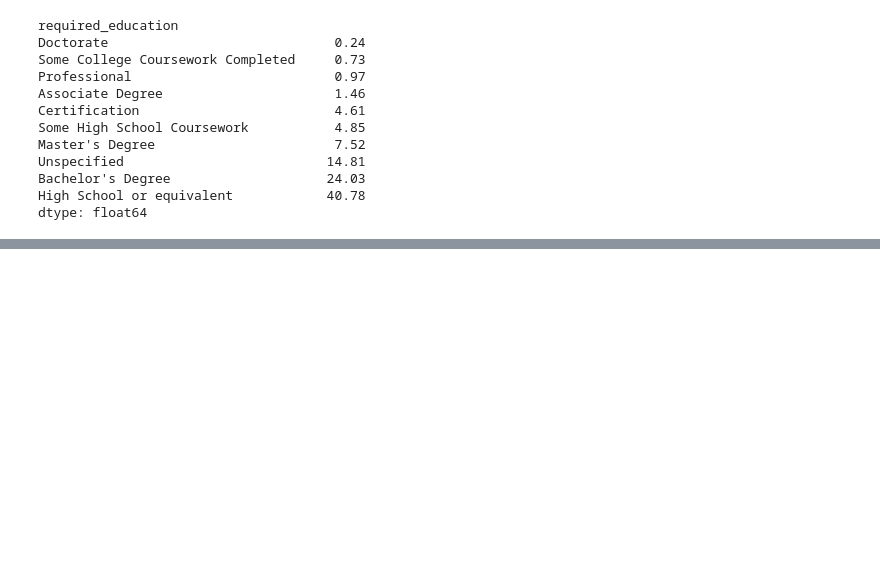
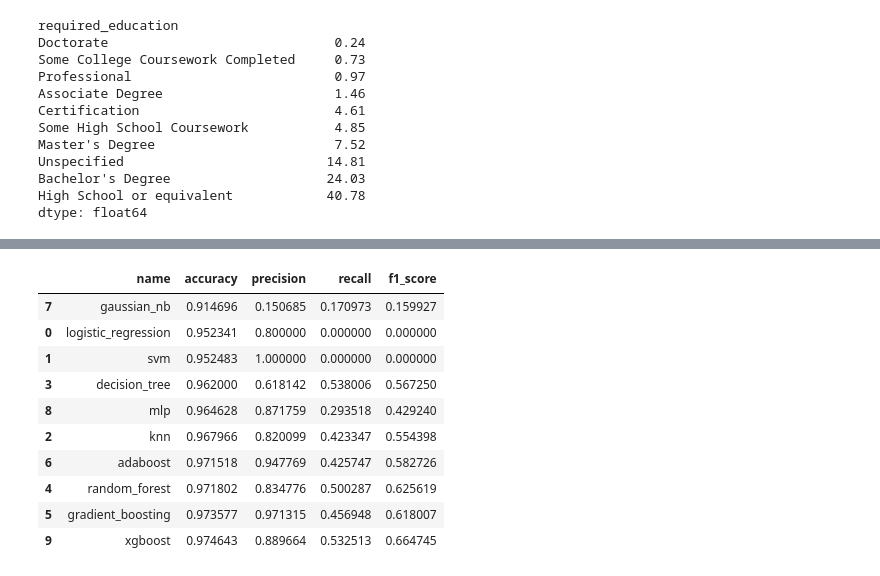
Before and after one commit to yuvraaj2002/AI_Projects, a Jupyter notebook: AI_Tutor/Notebook/Fake_Job_Posting.ipynb, the cells around one changed output, grey strips where cells are left out. Saved outputs shown, nothing was run; the diff lists cells and outputs as text; code cells hidden in the pictures; blank space fills up the shorter version.

Commit message:
Complete the df1 features model training and saved the model file

```diff
--- a/AI_Tutor/Notebook/Fake_Job_Posting.ipynb
+++ b/AI_Tutor/Notebook/Fake_Job_Posting.ipynb
@@ -412,0 +351,13 @@ df.head(4)
+# %%
+# Column transformer for doing feature scaling
+scaling_transformer = ColumnTransformer(transformers = [
+    ('MinMaxScaling',MinMaxScaler(copy=False),[5,6,7,8])],remainder='passthrough')
+
+
+# Stacking column transformers to create a Processing pipeline
+Processing_pipeline = Pipeline(steps = [('Scaling',scaling_transformer)],memory='Temp')
+# %%
+X = df1.drop(['fraudulent'],axis=1)
+y = df1['fraudulent']
+
+X_train,X_test,y_train,y_test = train_test_split(X,y,train_size= 0.8)
@@ -412,0 +403,18 @@ df.head(4)
+# %%
+classification_model_dict = {
+    'logistic_regression': LogisticRegression(),
+    'svm': SVC(),
+    'knn': KNeighborsClassifier(),
+    'decision_tree': DecisionTreeClassifier(),
+    'random_forest': RandomForestClassifier(),
+    'gradient_boosting': GradientBoostingClassifier(),
+    'adaboost': AdaBoostClassifier(),
+    'gaussian_nb': GaussianNB(),
+    'mlp': MLPClassifier(),
+    'xgboost': XGBClassifier()
+}
+# %%
+%%time
+model_output = []
+for model_name,model in classification_model_dict.items():
+    model_output.append(scorer(model_name, model))
@@ -412,0 +424,15 @@ df.head(4)
+# %%
+model_df = pd.DataFrame(model_output, columns=['name','accuracy','precision','recall','f1_score'])
+model_df.sort_values(['accuracy'])
+# %% [output]
+|  | name | accuracy | precision | recall | f1_score |
+| 7 | gaussian_nb | 0.914696 | 0.150685 | 0.170973 | 0.159927 |
+| 0 | logistic_regression | 0.952341 | 0.800000 | 0.000000 | 0.000000 |
+| 1 | svm | 0.952483 | 1.000000 | 0.000000 | 0.000000 |
+| 3 | decision_tree | 0.962000 | 0.618142 | 0.538006 | 0.567250 |
+| 8 | mlp | 0.964628 | 0.871759 | 0.293518 | 0.429240 |
+| 2 | knn | 0.967966 | 0.820099 | 0.423347 | 0.554398 |
+| 6 | adaboost | 0.971518 | 0.947769 | 0.425747 | 0.582726 |
+| 4 | random_forest | 0.971802 | 0.834776 | 0.500287 | 0.625619 |
+| 5 | gradient_boosting | 0.973577 | 0.971315 | 0.456948 | 0.618007 |
+| 9 | xgboost | 0.974643 | 0.889664 | 0.532513 | 0.664745 |
```
Also changed, not shown: parts of 41 cells of this notebook.
